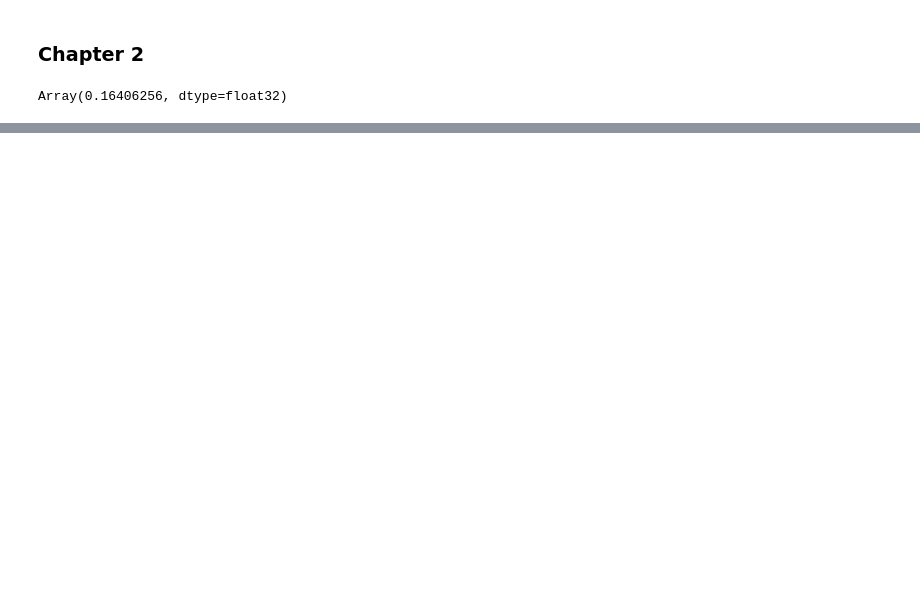
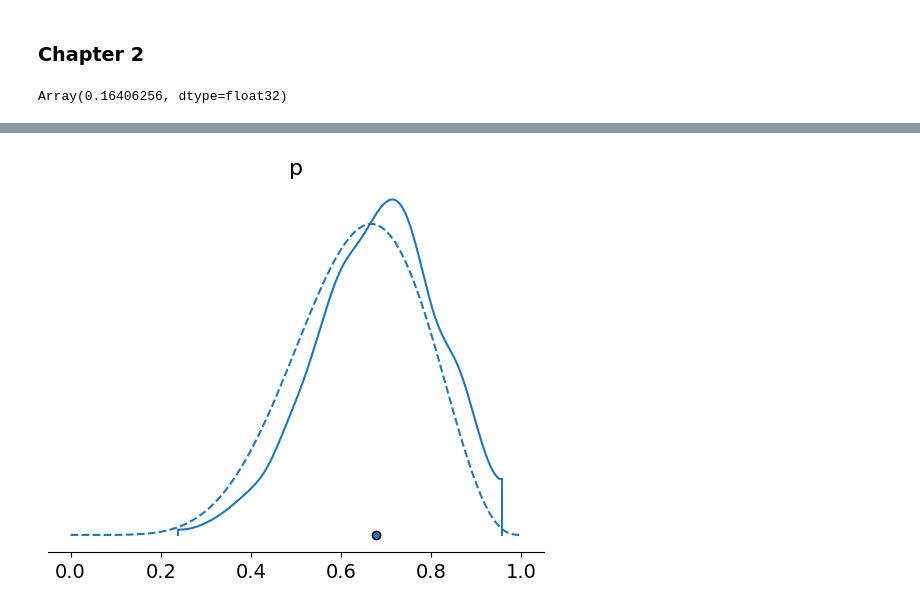
Before and after one commit to ibenatar-96/statistical-rethinking-numpyro, a Jupyter notebook: chapter_2.ipynb, the cells around one changed output, grey strips where cells are left out. Cells and saved outputs as stored; diff of their text form; code cells hidden in the pictures; blank space fills up the shorter version.

```diff
--- a/chapter_2.ipynb
+++ b/chapter_2.ipynb
@@ -65,0 +104,25 @@ likelihood: [0.00000000e+00 1.51814879e-06 8.18509870e-05 7.77292182e-04
+# %%
+# Code 2.8
+
+n_samples = 1000
+p = [jnp.nan] * n_samples
+p[0] = 0.5
+W = 6
+L = 3
+with numpyro.handlers.seed(rng_seed=0):
+    for i in range(1, n_samples):
+        p_new = numpyro.sample("p_new", dist.Normal(p[i - 1], 0.1))
+        p_new = jnp.abs(p_new) if p_new < 0 else p_new
+        p_new = 2 - p_new if p_new > 1 else p_new
+        q0 = jnp.exp(dist.Binomial(W + L, p[i - 1]).log_prob(W))
+        q1 = jnp.exp(dist.Binomial(W + L, p_new).log_prob(W))
+        u = numpyro.sample("u", dist.Uniform())
+        p[i] = p_new if u < q1 / q0 else p[i - 1]
+# %%
+# Code 2.9
+
+az.plot_density({"p": p}, hdi_prob=1)
+plt.plot(x, jnp.exp(dist.Beta(W + 1, L + 1).log_prob(x)), "--")
+plt.show()
+# %% [output]
+[figure, added]
```
Also changed, not shown: parts of 4 cells of this notebook.
